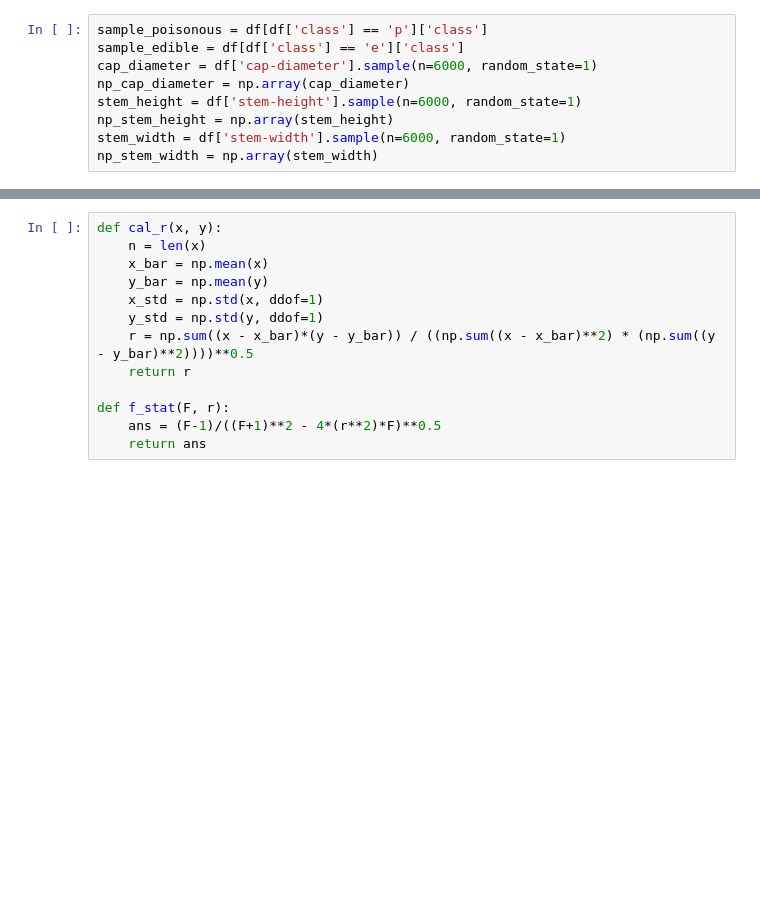
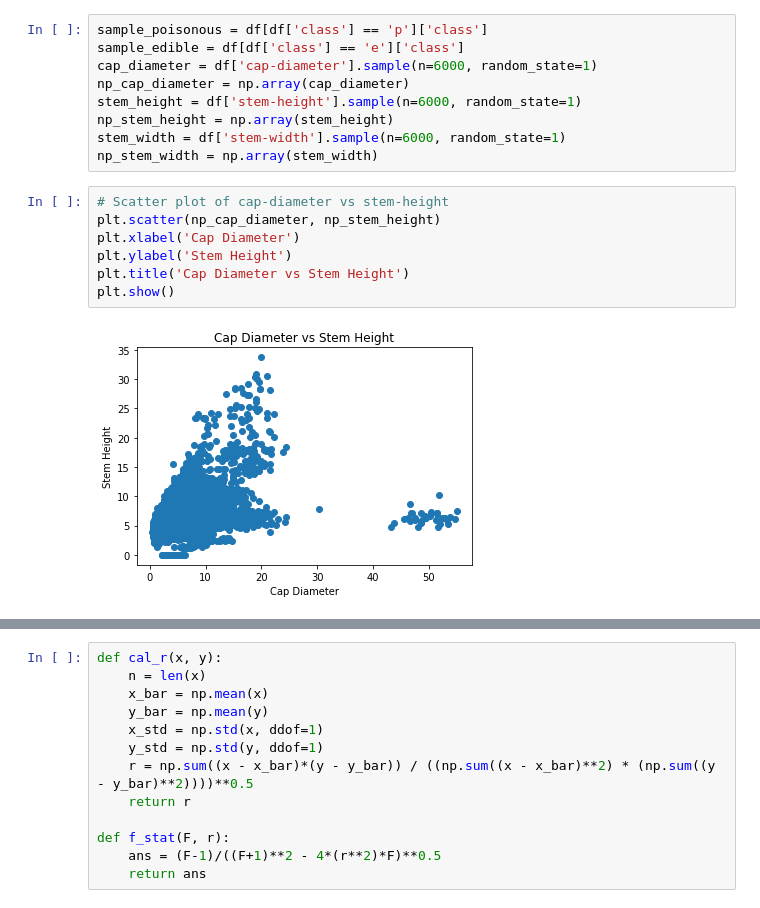
Before and after one commit to arnav10goel/CSE558-DSc-Project, a Jupyter notebook: Hypothesis-Testing/f-test_correlation.ipynb, the cells around one changed output, grey strips where cells are left out. Cells and saved outputs as stored; diff of their text form; blank space fills up the shorter version.

```diff
--- a/Hypothesis-Testing/f-test_correlation.ipynb
+++ b/Hypothesis-Testing/f-test_correlation.ipynb
@@ -60,3 +60,12 @@ stem_height = df['stem-height'].sample(n=6000, random_state=1)
 np_stem_height = np.array(stem_height)
 stem_width = df['stem-width'].sample(n=6000, random_state=1)
 np_stem_width = np.array(stem_width)
+# %%
+# Scatter plot of cap-diameter vs stem-height
+plt.scatter(np_cap_diameter, np_stem_height)
+plt.xlabel('Cap Diameter')
+plt.ylabel('Stem Height')
+plt.title('Cap Diameter vs Stem Height')
+plt.show()
+# %% [output]
+[figure, added]
```
Also changed, not shown: parts of 2 cells of this notebook.
